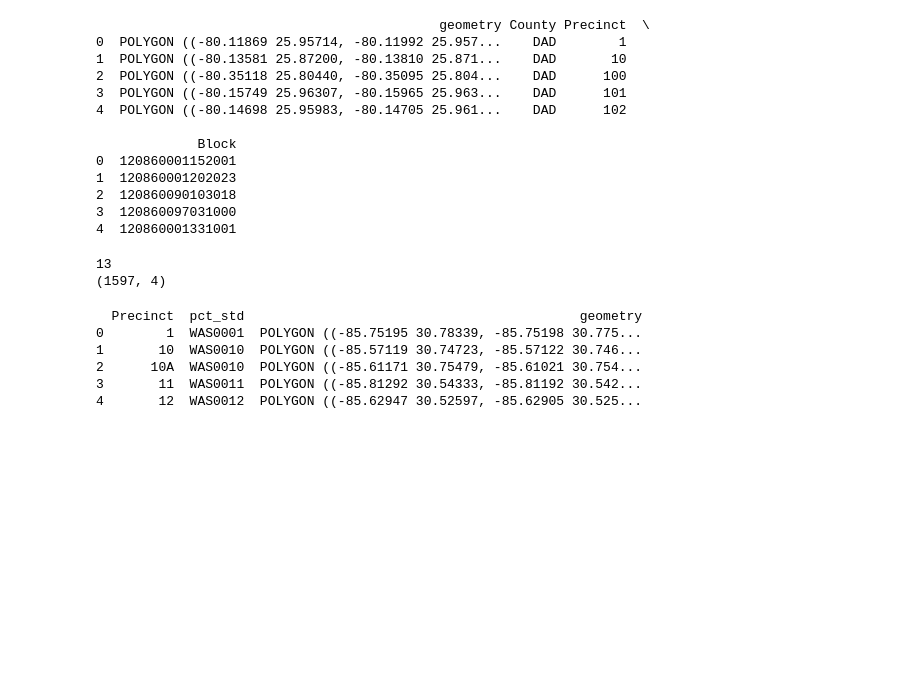
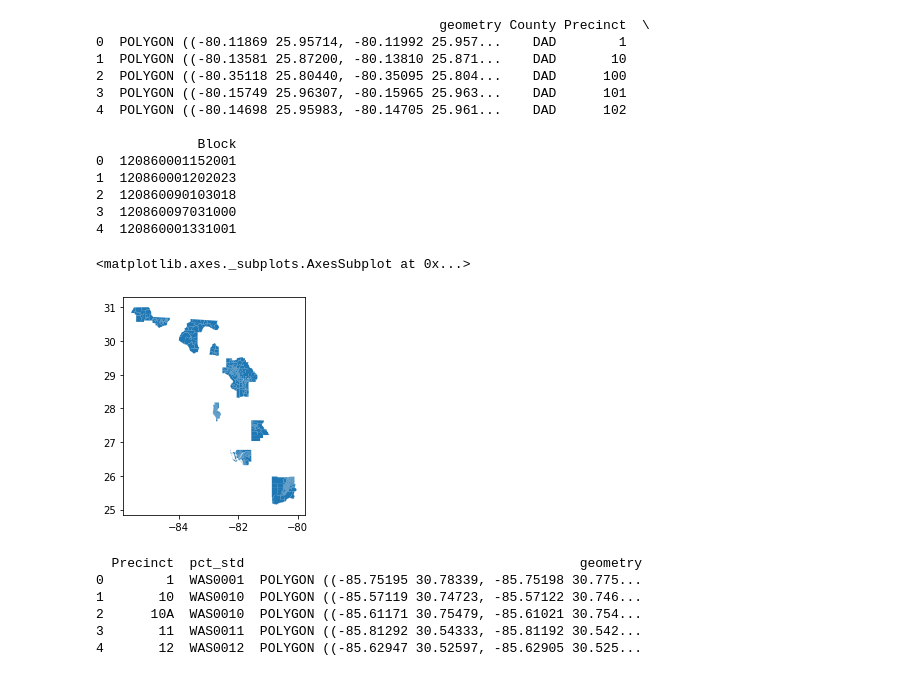
Before and after one commit to nonpartisan-redistricting-datahub/pdv-fl, a Jupyter notebook: vest-fl-2016/VEST_FL_16_replication.ipynb, the cells around one changed output. Drawn from its saved outputs; the diff is of its cells as text; code cells hidden in the pictures; blank space fills up the shorter version.

```diff
--- a/vest-fl-2016/VEST_FL_16_replication.ipynb
+++ b/vest-fl-2016/VEST_FL_16_replication.ipynb
@@ -799,12 +799,11 @@ print(census_block_precincts.head())
 2  120860090103018
 3  120860097031000
 4  120860001331001
-# %%
-print(len(census_block_precincts["County"].unique()))
-print(census_block_precincts.shape)
-# %% [output]
-13
-(1597, 4)
+# %%
+census_block_precincts.plot()
+# %% [output]
+<matplotlib.axes._subplots.AxesSubplot at 0x...>
+[figure, added]
 # %%
 ALA_pct=gp.read_file("./raw-from-source/Records_Request/Precinct and Polling Place Files - 2012-present - last checked 7-23-2020/ALA/ALA20121106v6_PctMap/ALA20121106v6_PctMap.shp")
 BAK_pct=gp.read_file("./raw-from-source/Records_Request/Precinct and Polling Place Files - 2012-present - last checked 7-23-2020/BAK/BAK20121106v6_PctMap/BAK20121106v6_PctMap.shp")
```
Also changed, not shown: parts of 42 cells of this notebook.
